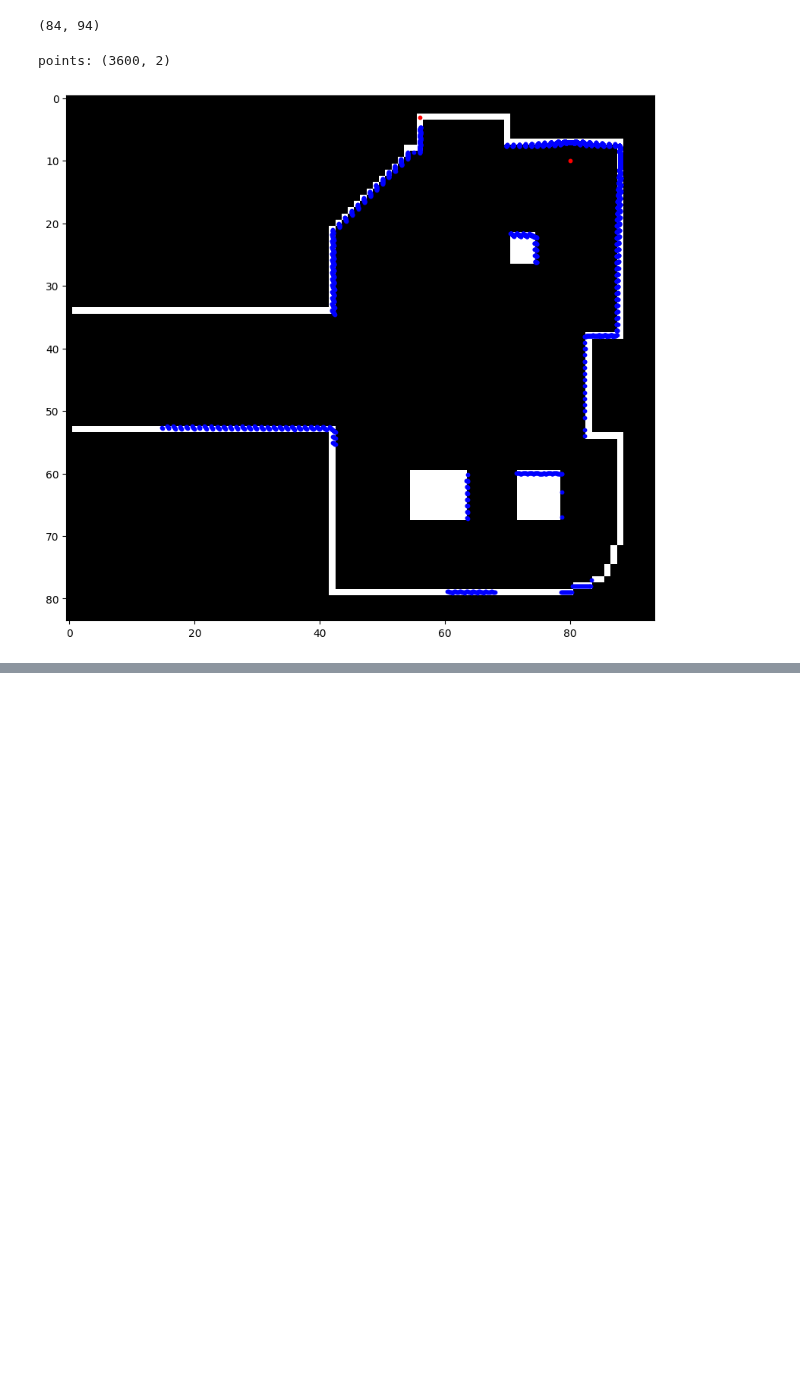
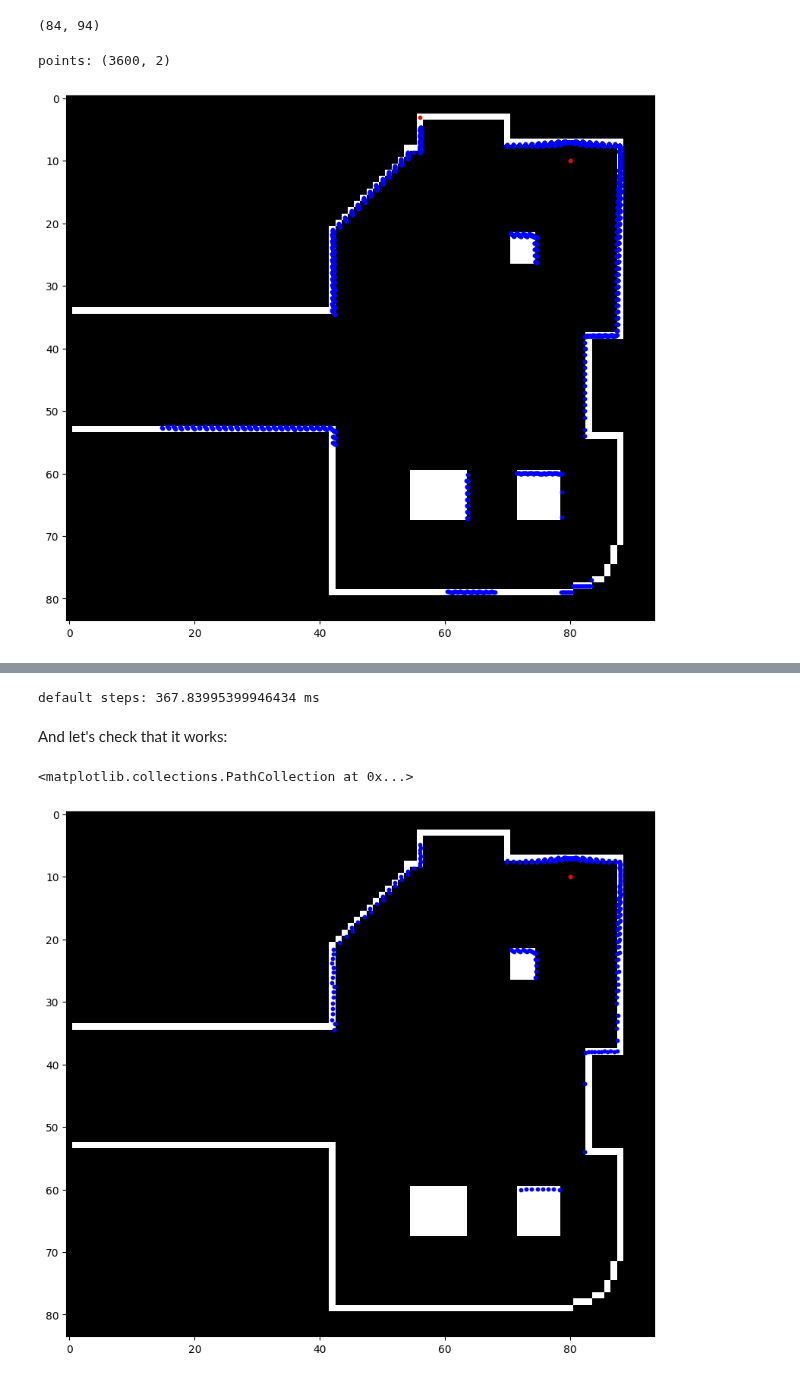
Before and after one commit to malcolmlett/robovac, a Jupyter notebook: Experiment_FloorPlan_to_LDS_2.ipynb, the cells around one changed output, grey strips where cells are left out. Drawn from its saved outputs; the diff is of its cells as text; code cells hidden in the pictures; blank space fills up the shorter version.

```diff
--- a/Experiment_FloorPlan_to_LDS_2.ipynb
+++ b/Experiment_FloorPlan_to_LDS_2.ipynb
@@ -58,0 +150,32 @@ points: (3600, 2)
+# %%
+reload(lds)
+
+# warm-up
+for i in range(20):
+  ranges = lds.lds_sample(floorplan, loc, 0.0, pixel_size=pixel_size, max_distance=max_distance)
+
+# run test
+start = timer()
+for i in range(10):
+  ranges = lds.lds_sample(floorplan, loc, 0.0, pixel_size=pixel_size, max_distance=max_distance)
+duration = (timer() - start)*1000
+print(f"default steps: {duration} ms")
+# %% [output]
+default steps: 367.83995399946434 ms
+# %% [markdown]
+And let's check that it works:
+# %%
+#pixel_size = 6.8/100.0  # metres
+#max_distance = 3.5 # metres
+pixel_size = 6.8  # cm
+max_distance = 350 # cm
+loc = np.array([80.0, 10.0]) * pixel_size
+ranges = lds.lds_sample(floorplan, loc, 0.0, pixel_size=pixel_size, max_distance=max_distance)
+points = lds.lds_to_2d(ranges, loc, 0.0)
+plt.figure(figsize=(10, 10))
+plt.imshow(floorplan, cmap='gray')
+plt.scatter(loc[0]/pixel_size, loc[1]/pixel_size, c='r', s=10)
+plt.scatter(points[:,0]/pixel_size, points[:,1]/pixel_size, c='b', s=10)
+# %% [output]
+<matplotlib.collections.PathCollection at 0x...>
+[figure, added]
```
Also changed, not shown: parts of 13 cells of this notebook.
